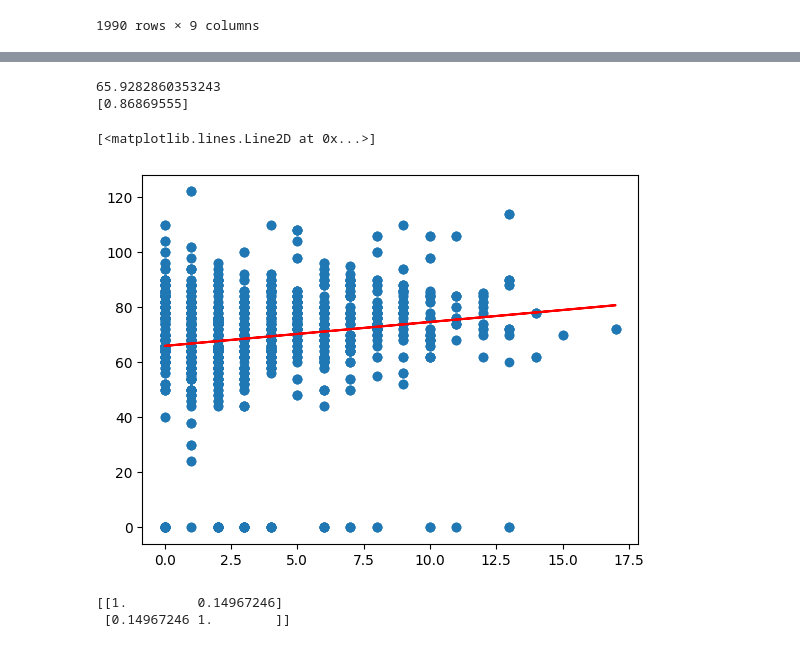
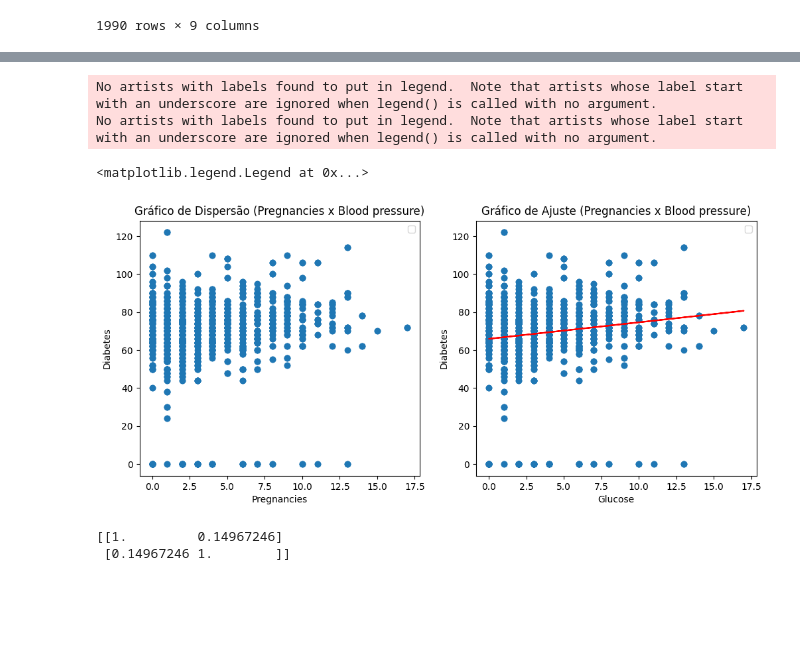
Before and after one commit to AnaBeatrizTavaresMalheiro/Data-analytics, a Jupyter notebook: linear_regression.ipynb, the cells around one changed output, grey strips where cells are left out. Saved outputs shown, nothing was run; the diff lists cells and outputs as text; code cells hidden in the pictures; blank space fills up the shorter version.

Commit message:
Ajustes no código

```diff
--- a/linear_regression.ipynb
+++ b/linear_regression.ipynb
@@ -7,8 +10,8 @@ from sklearn import datasets
 # %%
-data = pd.read_csv('dataset/diabetes-dataset.csv', header=(0))
-print("Número de linhas e colunas:",data.shape)
-data.dropna()
-data.head(-10)
+df = pd.read_csv('dataset/diabetes-dataset.csv', header=(0))
+print("Número de linhas e colunas:",df.shape)
+df.dropna()
+df.head(-10)
 # %% [output]
 Número de linhas e colunas: (2000, 9)
 |  | Pregnancies | Glucose | BloodPressure | SkinThickness | Insulin | BMI | DiabetesPedigreeFunction | Age | ... |
@@ -29,12 +32,14 @@ Número de linhas e colunas: (2000, 9)
 # %%
 #Gráfico de dispersão
 #Reta com ajustada
-data = data.to_numpy()
+data = df.to_numpy()
+x = data[:,0] #Pregnancies
 y = data[:,2] #Blood pressure
-x = data[:,0] #Pregnancies
 X = np.array(x).reshape(-1, 1)
 Y = np.array(y)
 
-plt.scatter(X, Y)
-plt.title("Gráfico de dispersão")
+#Reta com ajustada
+modelo = LinearRegression().fit(X, Y)
+print(modelo.intercept_)
+print (modelo.coef_)
 # %% [output]
@@ -43,13 +48,21 @@ Text(0.5, 1.0, 'Gráfico de dispersão')
-# %%
-#Reta com ajustada
-modelo = LinearRegression().fit(X, Y)
-print(modelo.intercept_)
-print (modelo.coef_)
-plt.scatter(X, Y)
-plt.plot(X, modelo.predict(X), color = 'red')
-# %% [output]
-65.9282860353243
-[0.86869555]
-[<matplotlib.lines.Line2D at 0x...>]
-[figure, removed]
+# %%
+fig, axs = plt.subplots(1, 2, figsize=(12, 5))
+
+axs[0].scatter(X, Y)
+axs[0].set_title('Gráfico de Dispersão (Pregnancies x Blood pressure)')
+axs[0].set_xlabel("Pregnancies")
+axs[0].set_ylabel("Diabetes")
+axs[0].legend()
+
+axs[1].scatter(X, Y)
+axs[1].plot(X, modelo.predict(X), color = 'red')
+axs[1].set_title('Gráfico de Ajuste (Pregnancies x Blood pressure)')
+axs[1].set_xlabel("Glucose")
+axs[1].set_ylabel("Diabetes")
+axs[1].legend()
+# %% [output]
+No artists with labels found to put in legend.  Note that artists whose label start with an underscore are ignored when legend() is called with no argument.
+No artists with labels found to put in legend.  Note that artists whose label start with an underscore are ignored when legend() is called with no argument.
+<matplotlib.legend.Legend at 0x...>
+[figure, added]
 # %%
```
Also changed, not shown: parts of 35 cells of this notebook.
